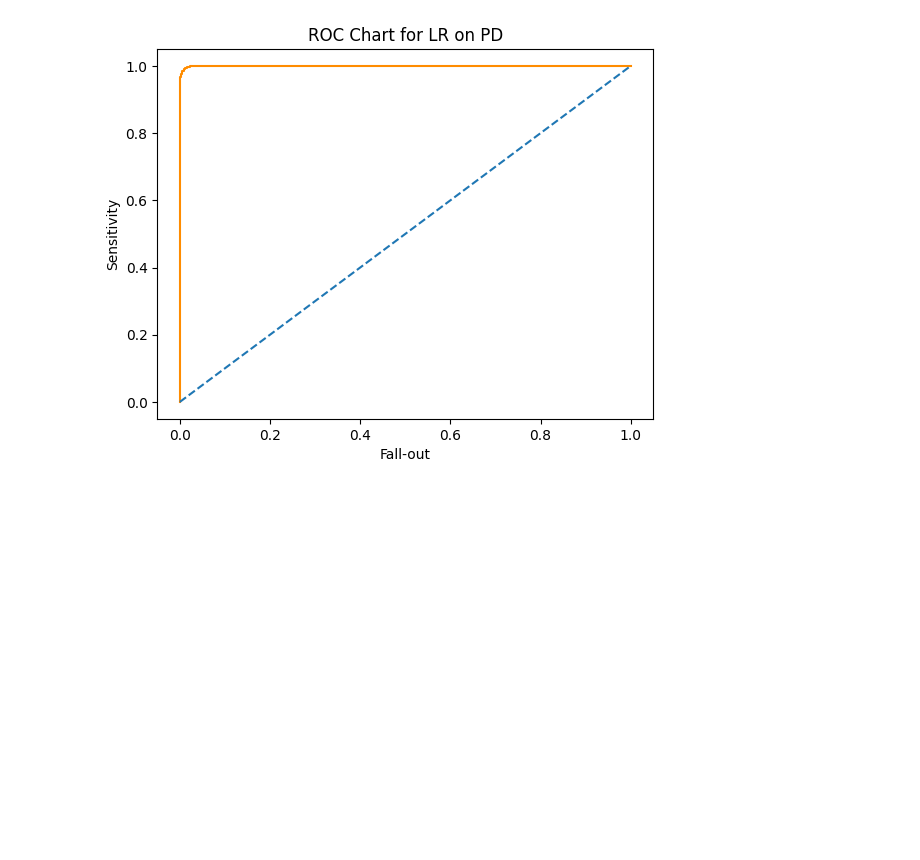
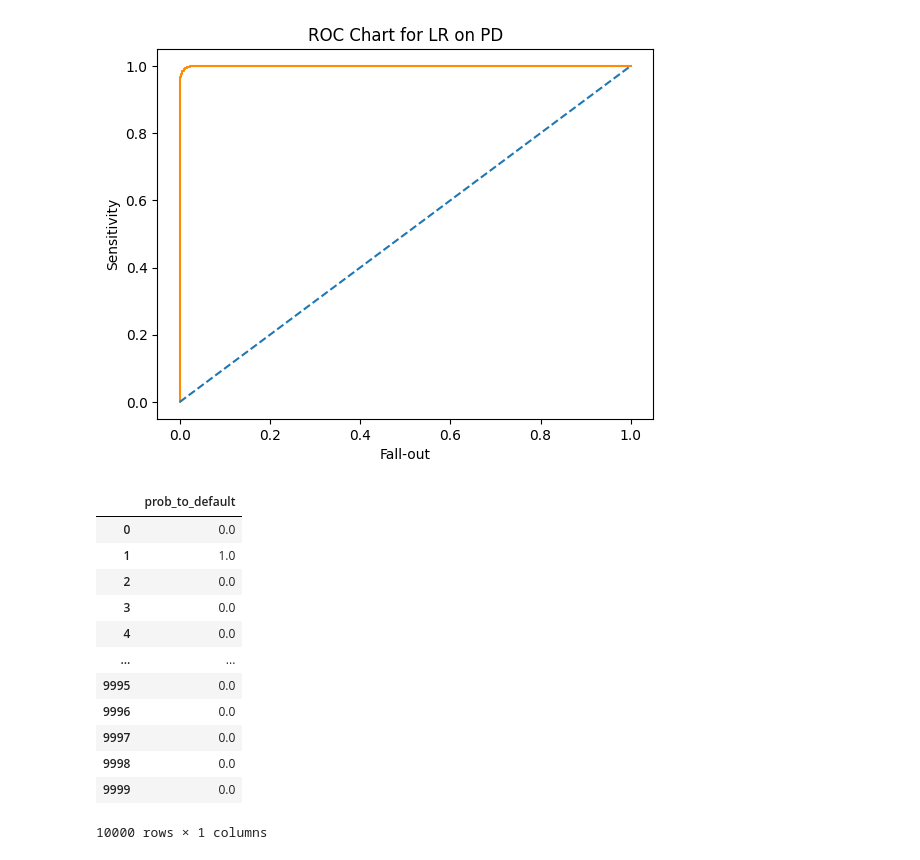
Before and after one commit to urvihp1001/JPMorganQuant, a Jupyter notebook: JPMC4.ipynb, the cells around one changed output. Saved outputs shown, nothing was run; the diff lists cells and outputs as text; code cells hidden in the pictures; blank space fills up the shorter version.

```diff
--- a/JPMC4.ipynb
+++ b/JPMC4.ipynb
@@ -253,3 +253,21 @@ plt.show()
 [figure]
 # %%
 prob_to_default=clf_logistic.predict_proba(X)
+# %%
+prob_data=pd.DataFrame(prob_to_default[:,1][0:].round(decimals=2),columns=['prob_to_default'])
+# %%
+prob_data
+# %% [output]
+|  | prob_to_default |
+| 0 | 0.0 |
+| 1 | 1.0 |
+| 2 | 0.0 |
+| 3 | 0.0 |
+| 4 | 0.0 |
+| ... | ... |
+| 9995 | 0.0 |
+| 9996 | 0.0 |
+| 9997 | 0.0 |
+| 9998 | 0.0 |
+| 9999 | 0.0 |
+10000 rows × 1 columns
```
Also changed, not shown: parts of 16 cells of this notebook.
